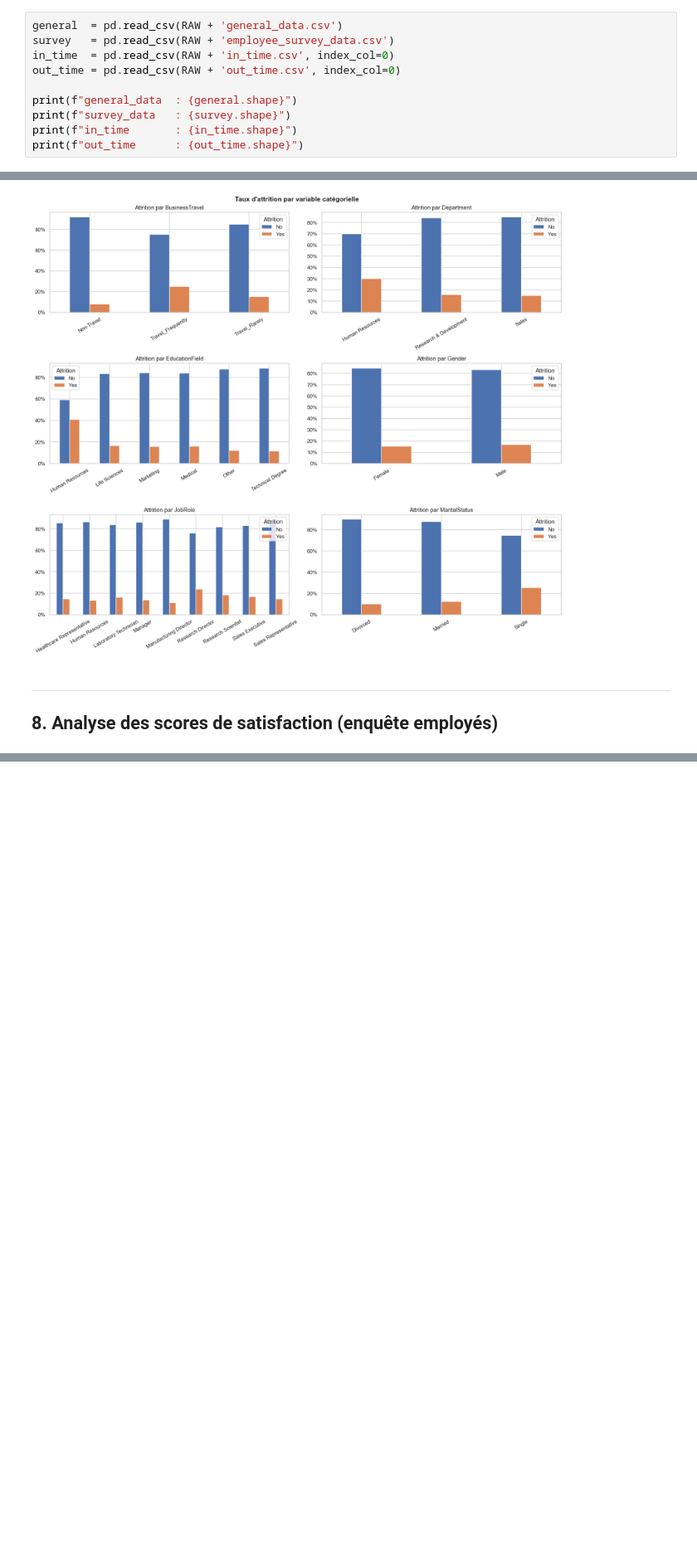
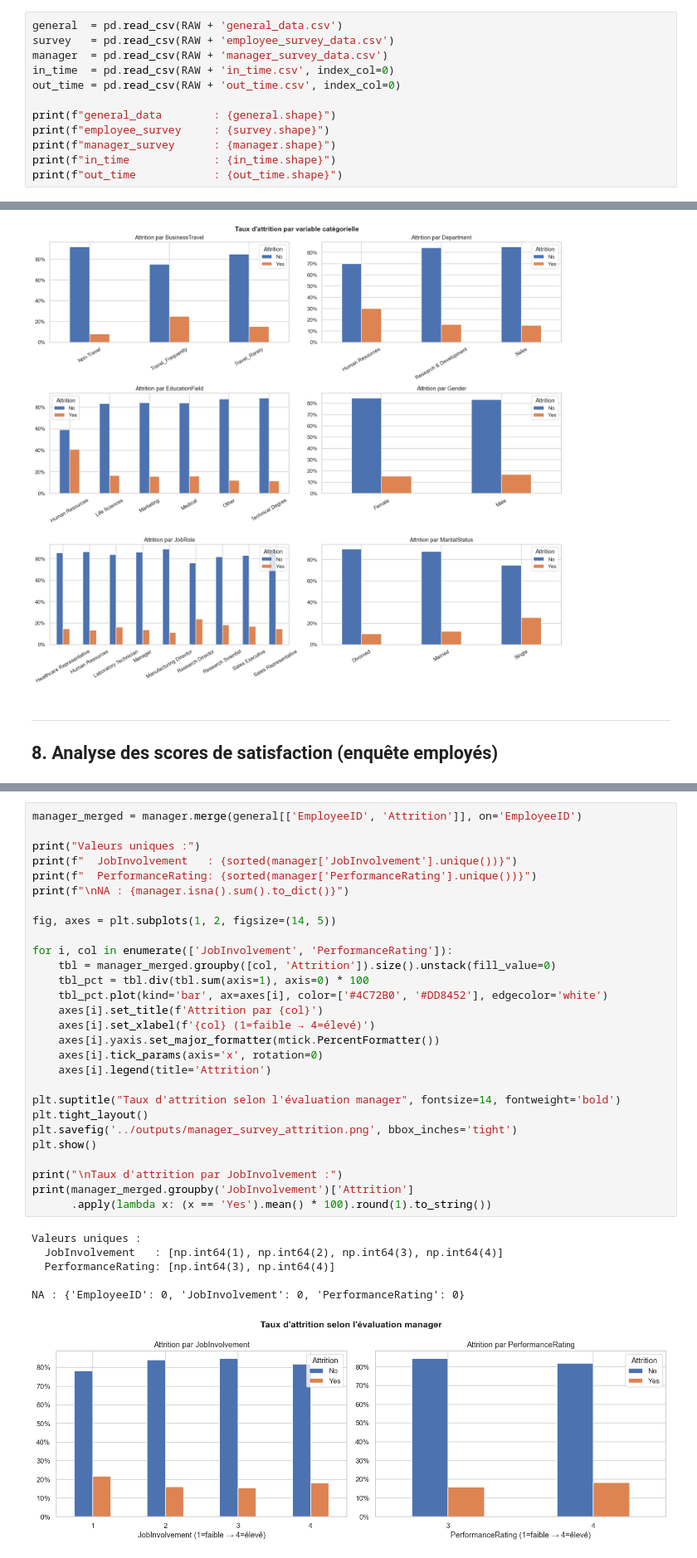
Before and after one commit to Nej-ma/A4-IA-HumanForYou, a Jupyter notebook: notebooks/01_exploration.ipynb, the cells around one changed output, grey strips where cells are left out. Shown at 83% size. Saved outputs shown, nothing was run; the diff lists cells and outputs as text; blank space fills up the shorter version.

```diff
--- a/notebooks/01_exploration.ipynb
+++ b/notebooks/01_exploration.ipynb
@@ -23,11 +29,13 @@ RAW = '../data/raw/'
 # %%
 general  = pd.read_csv(RAW + 'general_data.csv')
 survey   = pd.read_csv(RAW + 'employee_survey_data.csv')
+manager  = pd.read_csv(RAW + 'manager_survey_data.csv')
 in_time  = pd.read_csv(RAW + 'in_time.csv', index_col=0)
 out_time = pd.read_csv(RAW + 'out_time.csv', index_col=0)
 
-print(f"general_data  : {general.shape}")
-print(f"survey_data   : {survey.shape}")
-print(f"in_time       : {in_time.shape}")
-print(f"out_time      : {out_time.shape}")
+print(f"general_data        : {general.shape}")
+print(f"employee_survey     : {survey.shape}")
+print(f"manager_survey      : {manager.shape}")
+print(f"in_time             : {in_time.shape}")
+print(f"out_time            : {out_time.shape}")
 # %% [output]
@@ -276,0 +277,35 @@ plt.show()
+# %%
+manager_merged = manager.merge(general[['EmployeeID', 'Attrition']], on='EmployeeID')
+
+print("Valeurs uniques :")
+print(f"  JobInvolvement   : {sorted(manager['JobInvolvement'].unique())}")
+print(f"  PerformanceRating: {sorted(manager['PerformanceRating'].unique())}")
+print(f"\nNA : {manager.isna().sum().to_dict()}")
+
+fig, axes = plt.subplots(1, 2, figsize=(14, 5))
+
+for i, col in enumerate(['JobInvolvement', 'PerformanceRating']):
+    tbl = manager_merged.groupby([col, 'Attrition']).size().unstack(fill_value=0)
+    tbl_pct = tbl.div(tbl.sum(axis=1), axis=0) * 100
+    tbl_pct.plot(kind='bar', ax=axes[i], color=['#4C72B0', '#DD8452'], edgecolor='white')
+    axes[i].set_title(f'Attrition par {col}')
+    axes[i].set_xlabel(f'{col} (1=faible → 4=élevé)')
+    axes[i].yaxis.set_major_formatter(mtick.PercentFormatter())
+    axes[i].tick_params(axis='x', rotation=0)
+    axes[i].legend(title='Attrition')
+
+plt.suptitle("Taux d'attrition selon l'évaluation manager", fontsize=14, fontweight='bold')
+plt.tight_layout()
+plt.savefig('../outputs/manager_survey_attrition.png', bbox_inches='tight')
+plt.show()
+
+print("\nTaux d'attrition par JobInvolvement :")
+print(manager_merged.groupby('JobInvolvement')['Attrition']
+      .apply(lambda x: (x == 'Yes').mean() * 100).round(1).to_string())
+# %% [output]
+Valeurs uniques :
+  JobInvolvement   : [np.int64(1), np.int64(2), np.int64(3), np.int64(4)]
+  PerformanceRating: [np.int64(3), np.int64(4)]
+
+NA : {'EmployeeID': 0, 'JobInvolvement': 0, 'PerformanceRating': 0}
+[figure, added]
```
Also changed, not shown: parts of 24 cells of this notebook, 5 other files.
